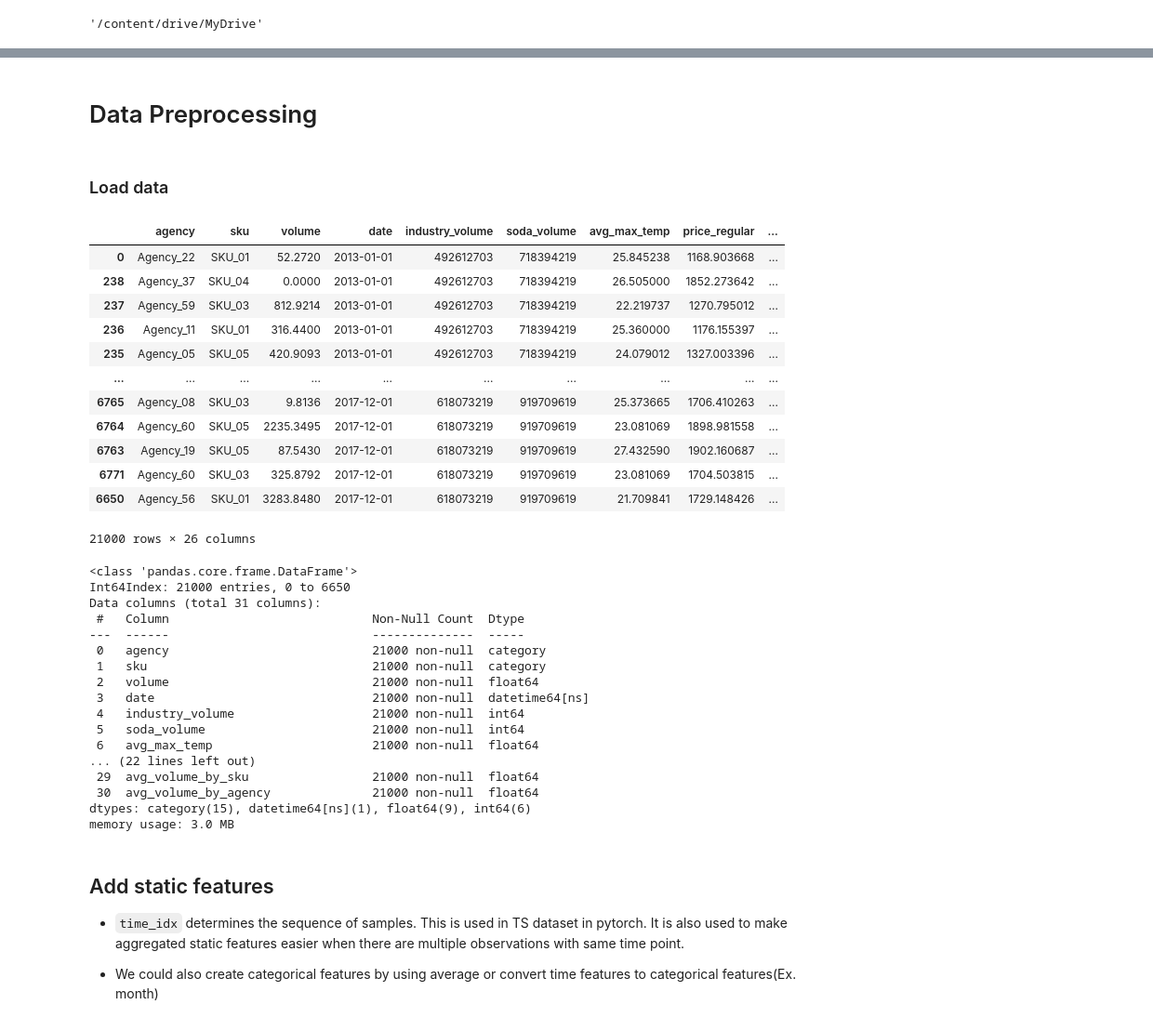
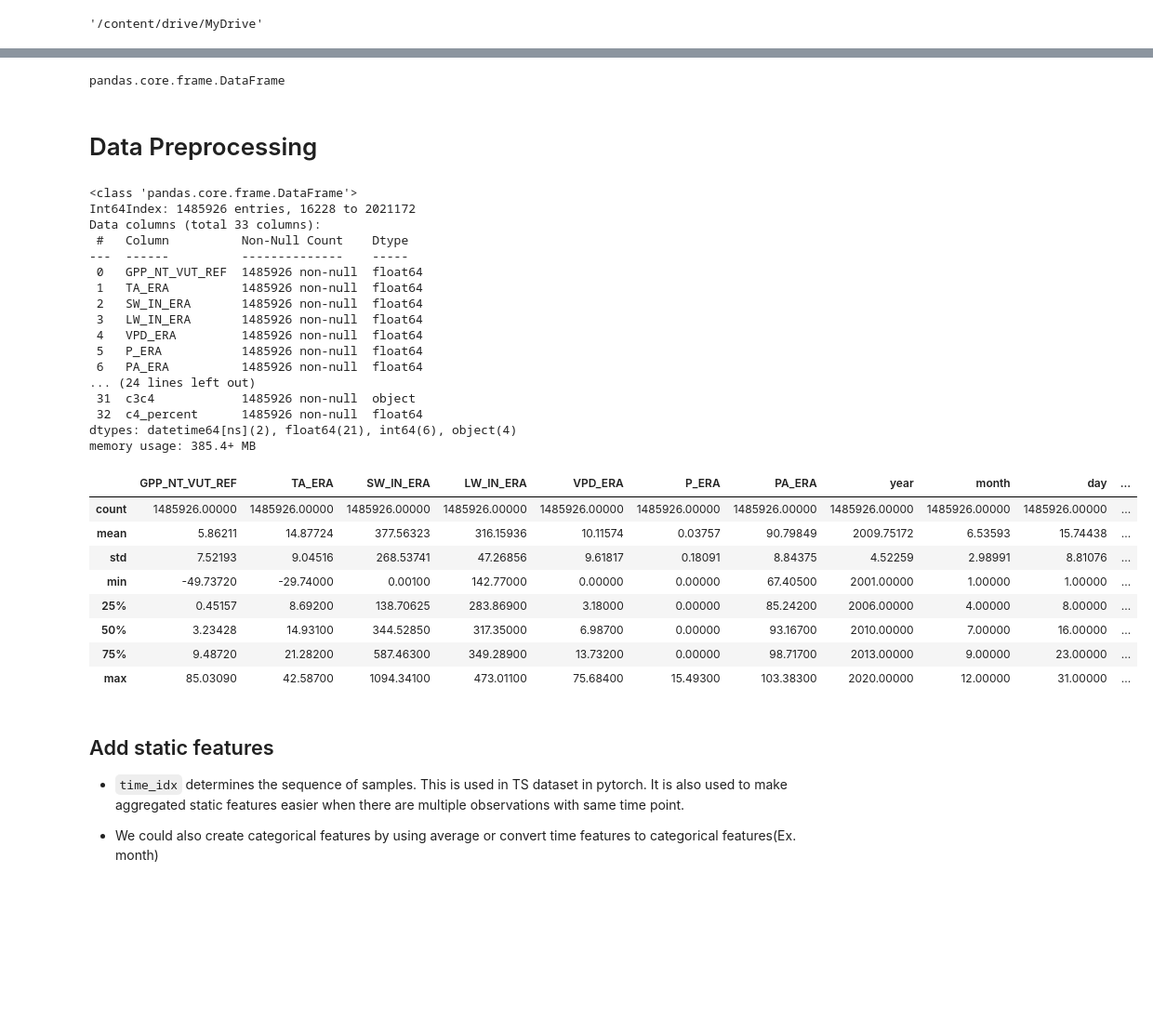
Before and after one commit to jcalz23/co2-flux-hourly-gpp-modeling, a Jupyter notebook: code/src/modeling/TFT_pytorch_baseline_v_0_raw.ipynb, the cells around one changed output, grey strips where cells are left out. Shown at 93% size. Cells and saved outputs as stored; diff of their text form; code cells hidden in the pictures; blank space fills up the shorter version.

```diff
--- a/code/src/modeling/TFT_pytorch_baseline_v_0_raw.ipynb
+++ b/code/src/modeling/TFT_pytorch_baseline_v_0_raw.ipynb
@@ -390,4 +308,6 @@ get_ipython()
+# %%
+type(data_df)
+# %% [output]
+pandas.core.frame.DataFrame
 # %% [markdown]
 # Data Preprocessing
-# %% [markdown]
-### Load data
@@ -398,39 +314,35 @@ data = get_stallion_data()
-# %%
-data
-# %% [output]
-|  | agency | sku | volume | date | industry_volume | soda_volume | avg_max_temp | price_regular | ... |
-| 0 | Agency_22 | SKU_01 | 52.2720 | 2013-01-01 | 492612703 | 718394219 | 25.845238 | 1168.903668 | ... |
-| 238 | Agency_37 | SKU_04 | 0.0000 | 2013-01-01 | 492612703 | 718394219 | 26.505000 | 1852.273642 | ... |
-| 237 | Agency_59 | SKU_03 | 812.9214 | 2013-01-01 | 492612703 | 718394219 | 22.219737 | 1270.795012 | ... |
-| 236 | Agency_11 | SKU_01 | 316.4400 | 2013-01-01 | 492612703 | 718394219 | 25.360000 | 1176.155397 | ... |
-| 235 | Agency_05 | SKU_05 | 420.9093 | 2013-01-01 | 492612703 | 718394219 | 24.079012 | 1327.003396 | ... |
-| ... | ... | ... | ... | ... | ... | ... | ... | ... | ... |
-| 6765 | Agency_08 | SKU_03 | 9.8136 | 2017-12-01 | 618073219 | 919709619 | 25.373665 | 1706.410263 | ... |
-| 6764 | Agency_60 | SKU_05 | 2235.3495 | 2017-12-01 | 618073219 | 919709619 | 23.081069 | 1898.981558 | ... |
-| 6763 | Agency_19 | SKU_05 | 87.5430 | 2017-12-01 | 618073219 | 919709619 | 27.432590 | 1902.160687 | ... |
-| 6771 | Agency_60 | SKU_03 | 325.8792 | 2017-12-01 | 618073219 | 919709619 | 23.081069 | 1704.503815 | ... |
-| 6650 | Agency_56 | SKU_01 | 3283.8480 | 2017-12-01 | 618073219 | 919709619 | 21.709841 | 1729.148426 | ... |
-21000 rows × 26 columns
 # %%
-data.info()
+data_df.info()
 # %% [output]
 <class 'pandas.core.frame.DataFrame'>
-Int64Index: 21000 entries, 0 to 6650
-Data columns (total 31 columns):
- #   Column                            Non-Null Count  Dtype
----  ------                            --------------  -----
- 0   agency                            21000 non-null  category
- 1   sku                               21000 non-null  category
- 2   volume                            21000 non-null  float64
- 3   date                              21000 non-null  datetime64[ns]
- 4   industry_volume                   21000 non-null  int64
- 5   soda_volume                       21000 non-null  int64
- 6   avg_max_temp                      21000 non-null  float64
-... (22 lines left out)
- 29  avg_volume_by_sku                 21000 non-null  float64
- 30  avg_volume_by_agency              21000 non-null  float64
-dtypes: category(15), datetime64[ns](1), float64(9), int64(6)
-memory usage: 3.0 MB
+Int64Index: 1485926 entries, 16228 to 2021172
+Data columns (total 33 columns):
+ #   Column          Non-Null Count    Dtype
+---  ------          --------------    -----
+ 0   GPP_NT_VUT_REF  1485926 non-null  float64
+ 1   TA_ERA          1485926 non-null  float64
+ 2   SW_IN_ERA       1485926 non-null  float64
+ 3   LW_IN_ERA       1485926 non-null  float64
+ 4   VPD_ERA         1485926 non-null  float64
+ 5   P_ERA           1485926 non-null  float64
+ 6   PA_ERA          1485926 non-null  float64
+... (24 lines left out)
+ 31  c3c4            1485926 non-null  object
+ 32  c4_percent      1485926 non-null  float64
+dtypes: datetime64[ns](2), float64(21), int64(6), object(4)
+memory usage: 385.4+ MB
+# %%
+data_df.describe()
+# %% [output]
+|  | GPP_NT_VUT_REF | TA_ERA | SW_IN_ERA | LW_IN_ERA | VPD_ERA | P_ERA | PA_ERA | year | month | day | ... |
+| count | 1485926.00000 | 1485926.00000 | 1485926.00000 | 1485926.00000 | 1485926.00000 | 1485926.00000 | 1485926.00000 | 1485926.00000 | 1485926.00000 | 1485926.00000 | ... |
+| mean | 5.86211 | 14.87724 | 377.56323 | 316.15936 | 10.11574 | 0.03757 | 90.79849 | 2009.75172 | 6.53593 | 15.74438 | ... |
+| std | 7.52193 | 9.04516 | 268.53741 | 47.26856 | 9.61817 | 0.18091 | 8.84375 | 4.52259 | 2.98991 | 8.81076 | ... |
+| min | -49.73720 | -29.74000 | 0.00100 | 142.77000 | 0.00000 | 0.00000 | 67.40500 | 2001.00000 | 1.00000 | 1.00000 | ... |
+| 25% | 0.45157 | 8.69200 | 138.70625 | 283.86900 | 3.18000 | 0.00000 | 85.24200 | 2006.00000 | 4.00000 | 8.00000 | ... |
+| 50% | 3.23428 | 14.93100 | 344.52850 | 317.35000 | 6.98700 | 0.00000 | 93.16700 | 2010.00000 | 7.00000 | 16.00000 | ... |
+| 75% | 9.48720 | 21.28200 | 587.46300 | 349.28900 | 13.73200 | 0.00000 | 98.71700 | 2013.00000 | 9.00000 | 23.00000 | ... |
+| max | 85.03090 | 42.58700 | 1094.34100 | 473.01100 | 75.68400 | 15.49300 | 103.38300 | 2020.00000 | 12.00000 | 31.00000 | ... |
 # %% [markdown]
 ## Add static features
 
```
Also changed, not shown: parts of 57 cells of this notebook.
